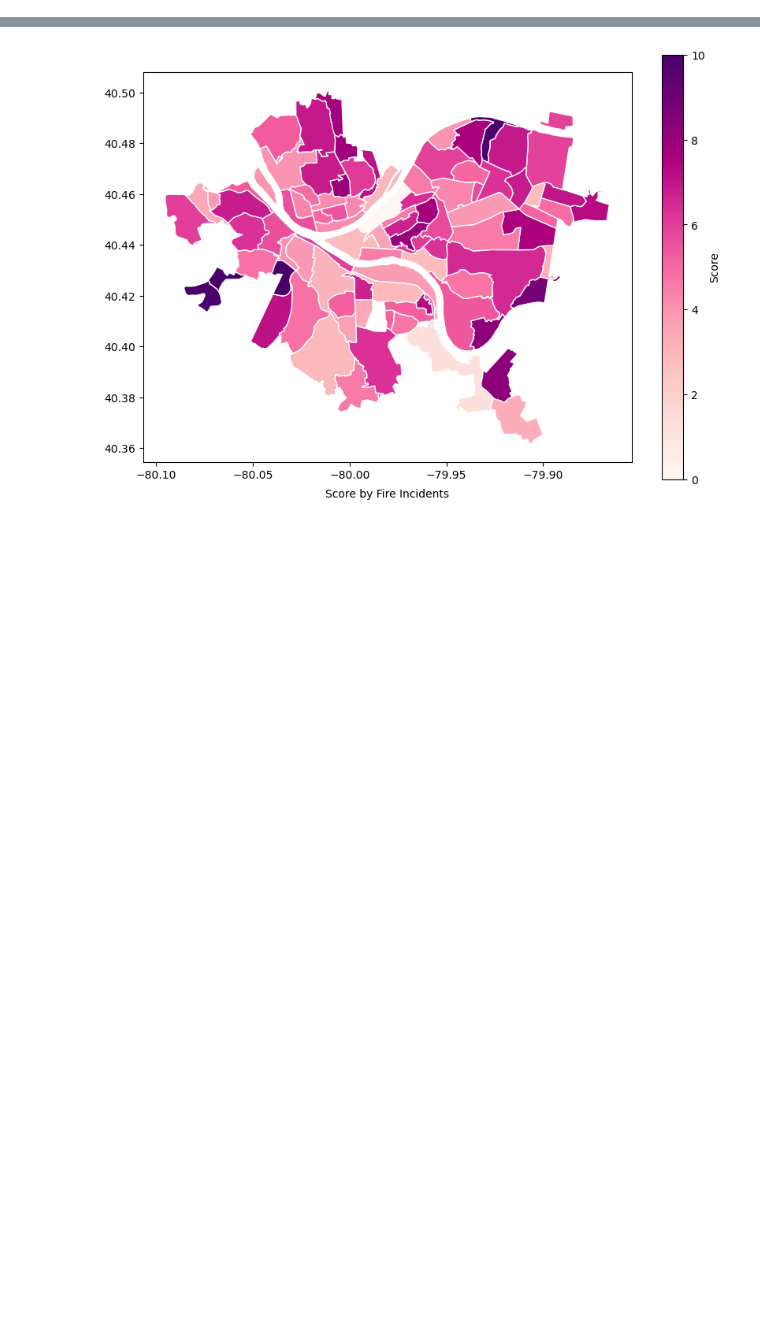
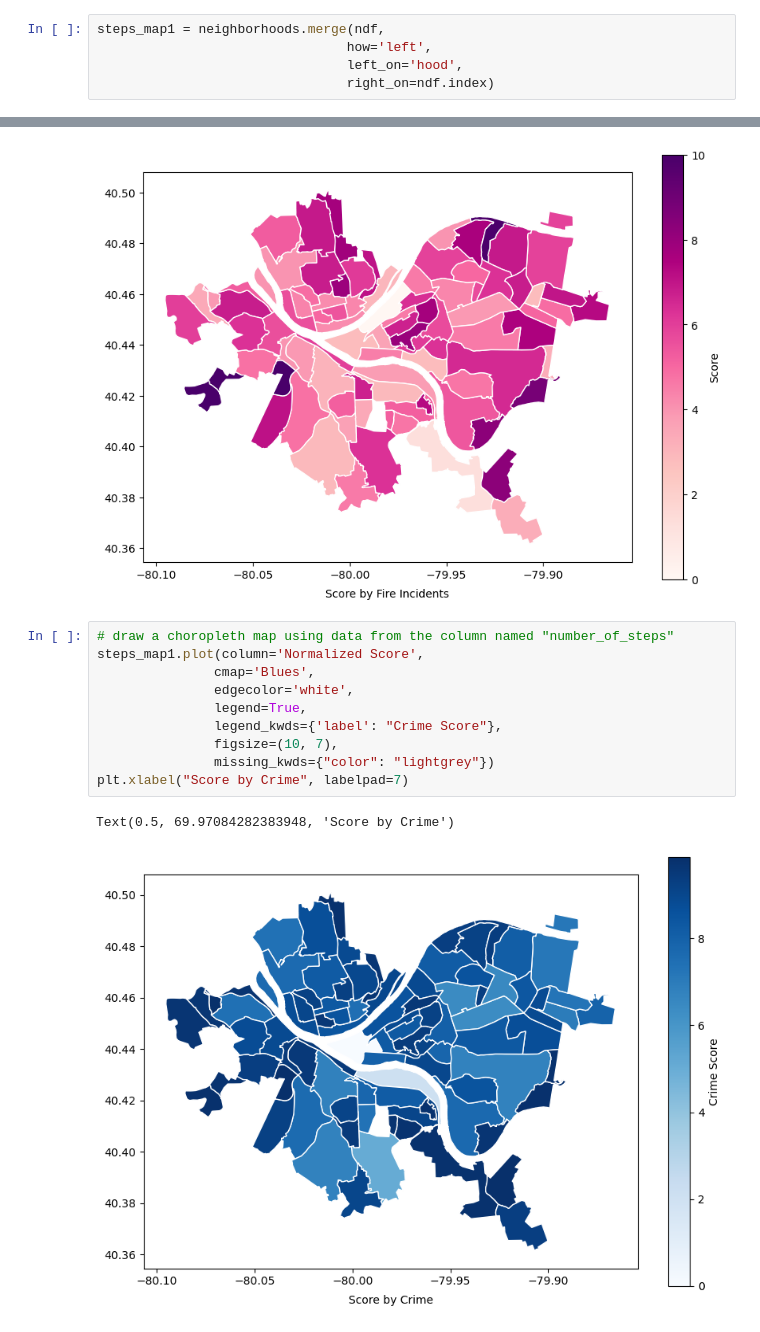
Before and after one commit to XianyuZhao04/CMPINF-0010-FinalProject, a Jupyter notebook: finalNotebook.ipynb, the cells around one changed output, grey strips where cells are left out. Saved outputs shown, nothing was run; the diff lists cells and outputs as text; blank space fills up the shorter version.

Commit message:
Graph geomap for crime and greenspca

```diff
--- a/finalNotebook.ipynb
+++ b/finalNotebook.ipynb
@@ -301,3 +301,8 @@ steps_map = neighborhoods.merge(fire_incidents_neighborhood,
                                 how='left',
                                 left_on='hood',
                                 right_on=fire_incidents_neighborhood.index)
+# %%
+steps_map1 = neighborhoods.merge(ndf,
+                                how='left',
+                                left_on='hood',
+                                right_on=ndf.index)
@@ -327,3 +337,16 @@ plt.xlabel("Score by Fire Incidents", labelpad=7)
 # %% [output]
 Text(0.5, 69.97084282383948, 'Score by Fire Incidents')
 [figure]
+# %%
+# draw a choropleth map using data from the column named "number_of_steps"
+steps_map1.plot(column='Normalized Score',
+               cmap='Blues',
+               edgecolor='white',
+               legend=True,
+               legend_kwds={'label': "Crime Score"},
+               figsize=(10, 7),
+               missing_kwds={"color": "lightgrey"})
+plt.xlabel("Score by Crime", labelpad=7)
+# %% [output]
+Text(0.5, 69.97084282383948, 'Score by Crime')
+[figure, added]
```
Also changed, not shown: parts of 3 cells of this notebook.
